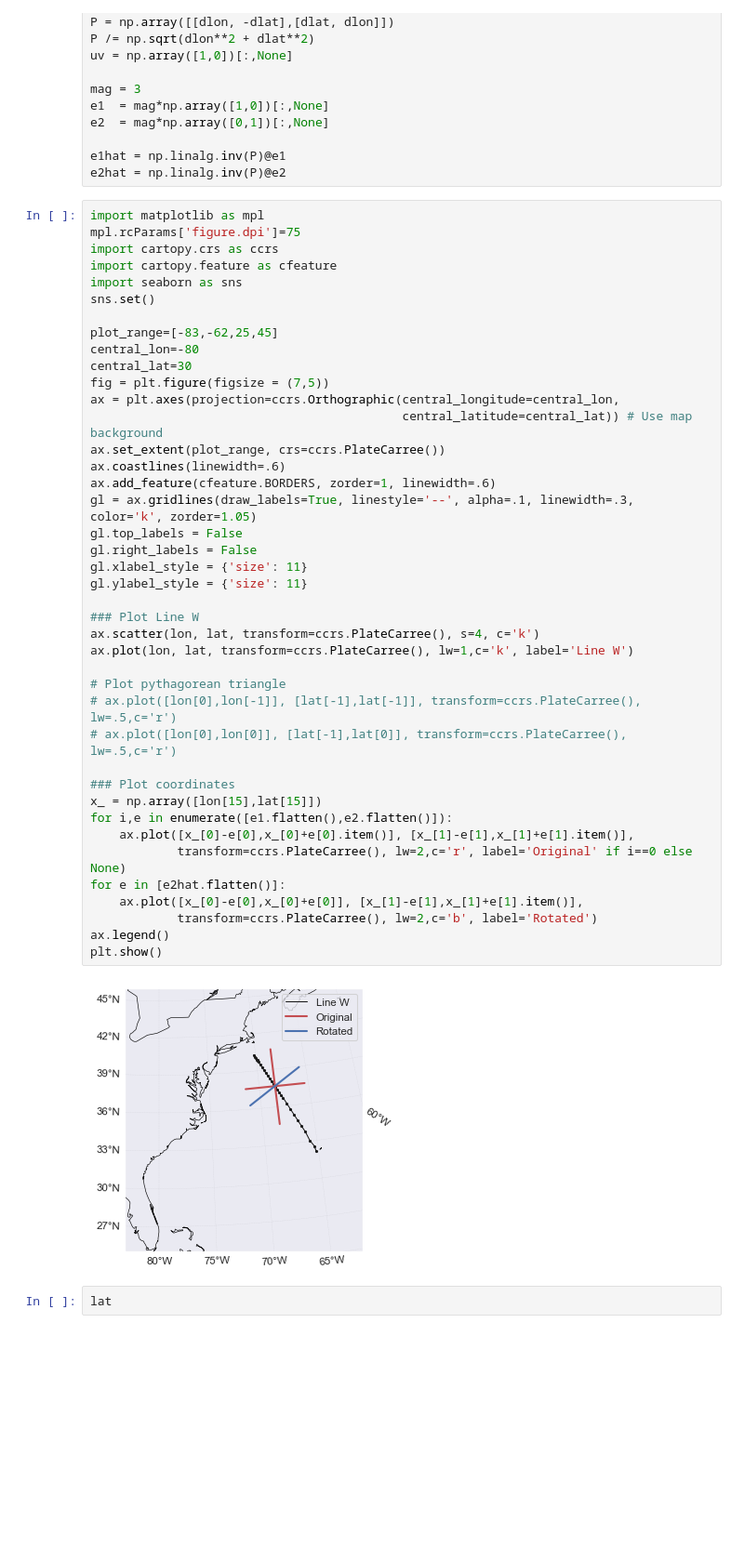
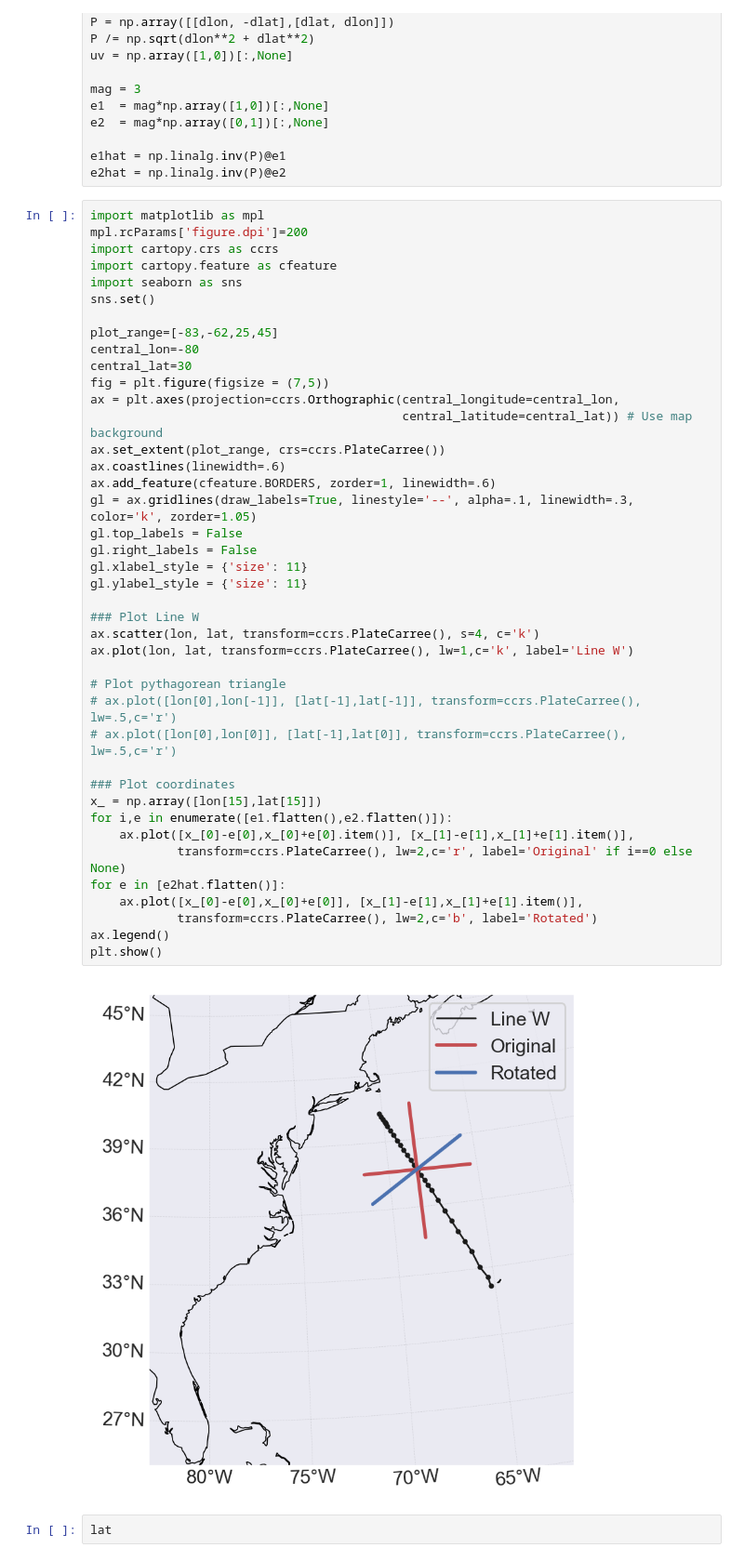
Before and after one commit to ktcarr/12.843, a Jupyter notebook: lab2/lab2_load-data.ipynb, the cells around one changed output. Shown at 93% size. Cells and saved outputs as stored; diff of their text form; blank space fills up the shorter version.

```diff
--- a/lab2/lab2_load-data.ipynb
+++ b/lab2/lab2_load-data.ipynb
@@ -176,7 +176,7 @@ e1hat = np.linalg.inv(P)@e1
 e2hat = np.linalg.inv(P)@e2
 # %%
 import matplotlib as mpl
-mpl.rcParams['figure.dpi']=75
+mpl.rcParams['figure.dpi']=200
 import cartopy.crs as ccrs
 import cartopy.feature as cfeature
 import seaborn as sns
@@ -189,34 +189,34 @@ fig = plt.figure(figsize = (7,5))
 ax = plt.axes(projection=ccrs.Orthographic(central_longitude=central_lon,
                                            central_latitude=central_lat)) # Use map background
 ax.set_extent(plot_range, crs=ccrs.PlateCarree())
 ax.coastlines(linewidth=.6)
 ax.add_feature(cfeature.BORDERS, zorder=1, linewidth=.6)
 gl = ax.gridlines(draw_labels=True, linestyle='--', alpha=.1, linewidth=.3, color='k', zorder=1.05)
 gl.top_labels = False
 gl.right_labels = False
 gl.xlabel_style = {'size': 11}
 gl.ylabel_style = {'size': 11}
 
 ### Plot Line W
 ax.scatter(lon, lat, transform=ccrs.PlateCarree(), s=4, c='k')
 ax.plot(lon, lat, transform=ccrs.PlateCarree(), lw=1,c='k', label='Line W')
 
 # Plot pythagorean triangle
 # ax.plot([lon[0],lon[-1]], [lat[-1],lat[-1]], transform=ccrs.PlateCarree(), lw=.5,c='r')
 # ax.plot([lon[0],lon[0]], [lat[-1],lat[0]], transform=ccrs.PlateCarree(), lw=.5,c='r')
 
 ### Plot coordinates
 x_ = np.array([lon[15],lat[15]])
 for i,e in enumerate([e1.flatten(),e2.flatten()]):
     ax.plot([x_[0]-e[0],x_[0]+e[0].item()], [x_[1]-e[1],x_[1]+e[1].item()],
             transform=ccrs.PlateCarree(), lw=2,c='r', label='Original' if i==0 else None)
 for e in [e2hat.flatten()]:
     ax.plot([x_[0]-e[0],x_[0]+e[0]], [x_[1]-e[1],x_[1]+e[1].item()],
             transform=ccrs.PlateCarree(), lw=2,c='b', label='Rotated')
 ax.legend()
 plt.show()
 # %% [output]
-[figure, old version]
+[figure, new version]
 # %%
 lat
 # %% [output]
```
Also changed, not shown: 1 other file.
